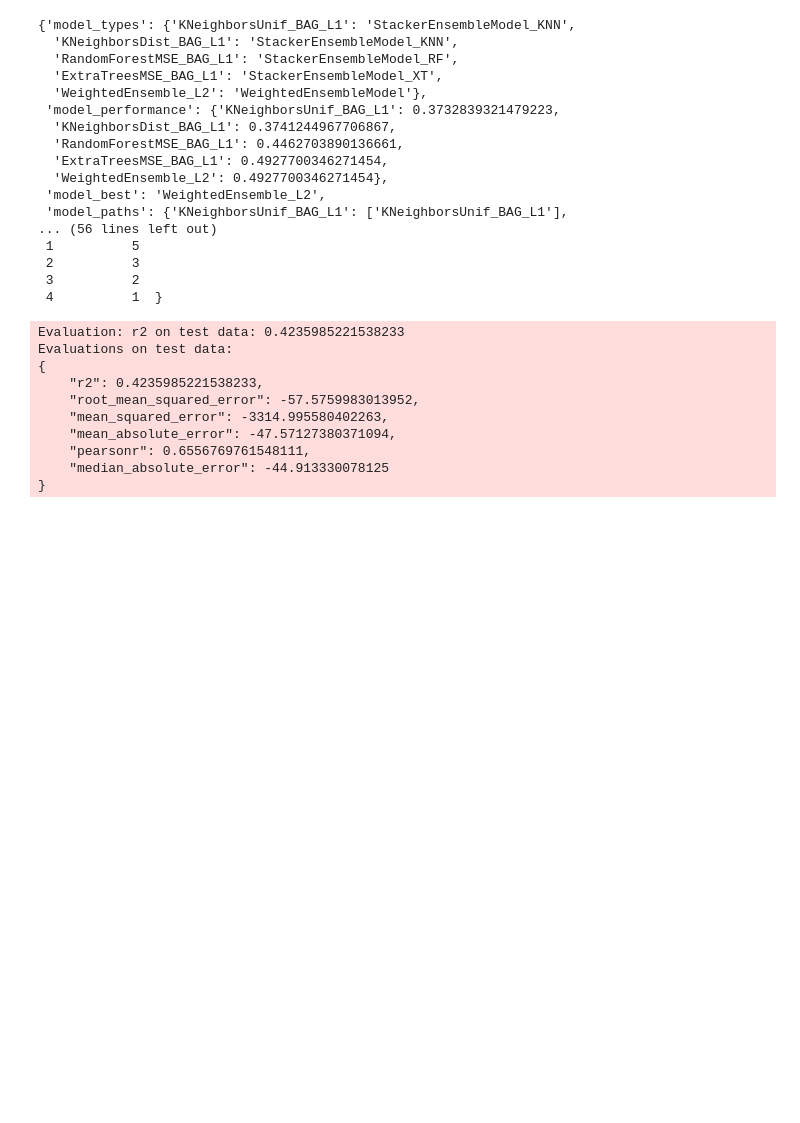
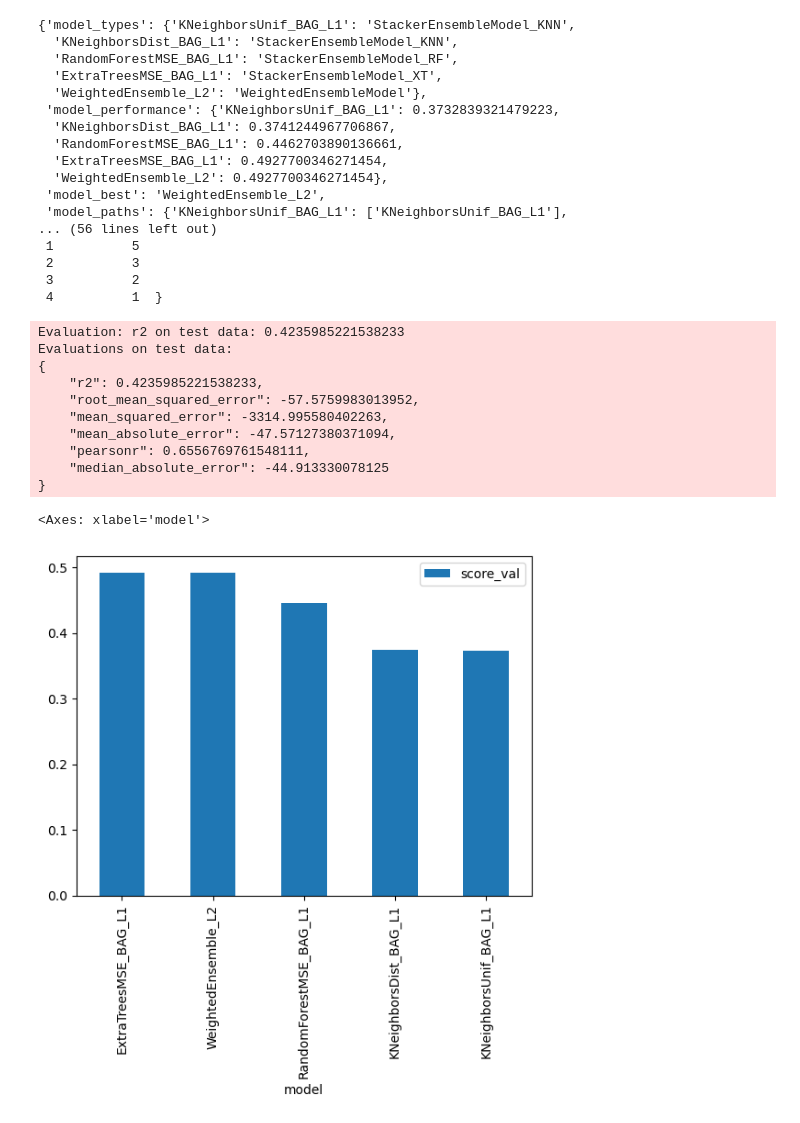
Before and after one commit to sergiolobo26/ML-nanodegree, a Jupyter notebook: exercise-files/algorithms-and-tools/concept3_autogluon/starter/03_exercise_starter.ipynb, the cells around one changed output. Drawn from its saved outputs; the diff is of its cells as text; code cells hidden in the pictures; blank space fills up the shorter version.

```diff
--- a/exercise-files/algorithms-and-tools/concept3_autogluon/starter/03_exercise_starter.ipynb
+++ b/exercise-files/algorithms-and-tools/concept3_autogluon/starter/03_exercise_starter.ipynb
@@ -247,3 +247,8 @@ Evaluations on test data:
     "pearsonr": 0.6556769761548111,
     "median_absolute_error": -44.913330078125
 }
+# %%
+predictor.leaderboard(silent=True).plot(kind='bar', x='model', y='score_val')
+# %% [output]
+<Axes: xlabel='model'>
+[figure, added]
```
